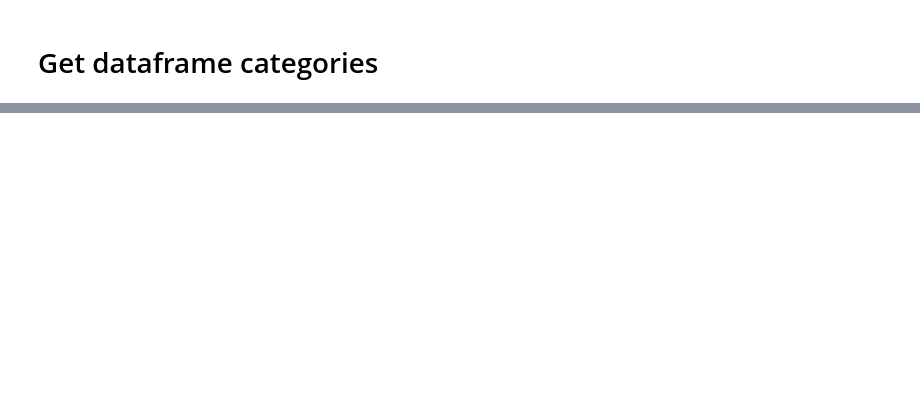
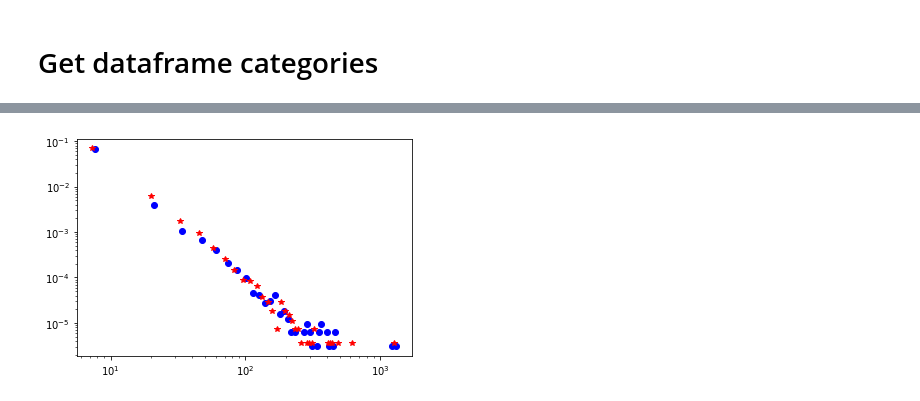
Before and after one commit to epfl-ada/ada-2020-project-milestone-p3-p3_kergagnant, a Jupyter notebook: P4_partA_Analysis_Paul.ipynb, the cells around one changed output, grey strips where cells are left out. Saved outputs shown, nothing was run; the diff lists cells and outputs as text; code cells hidden in the pictures; blank space fills up the shorter version.

```diff
--- a/P4_partA_Analysis_Paul.ipynb
+++ b/P4_partA_Analysis_Paul.ipynb
@@ -348,0 +373,7 @@ df_business
+# %%
+plt.plot(binsTreatedCentered, treatedData, 'bo')
+plt.plot(controlBinsCentered, contorlData, 'r*')
+plt.xscale('log')
+plt.yscale('log')
+# %% [output]
+[figure, added]
```
Also changed, not shown: parts of 56 cells of this notebook.
